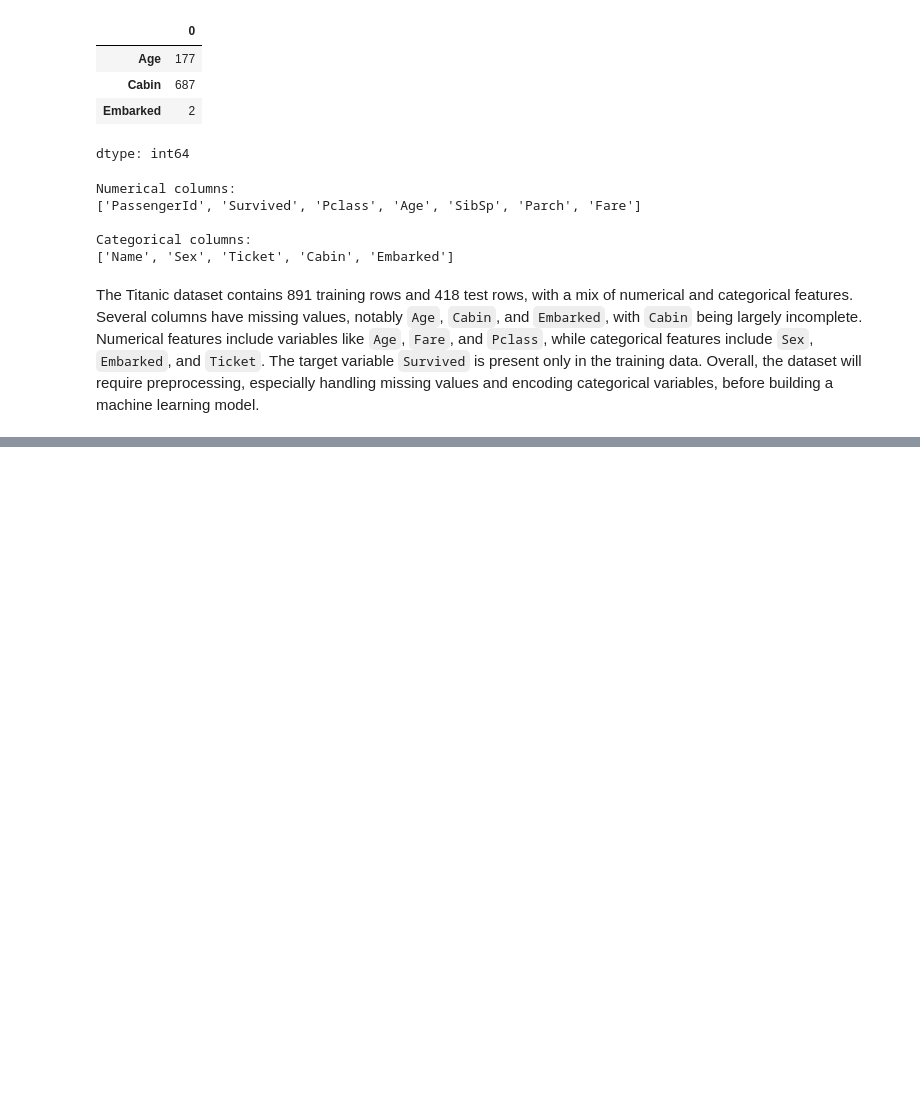
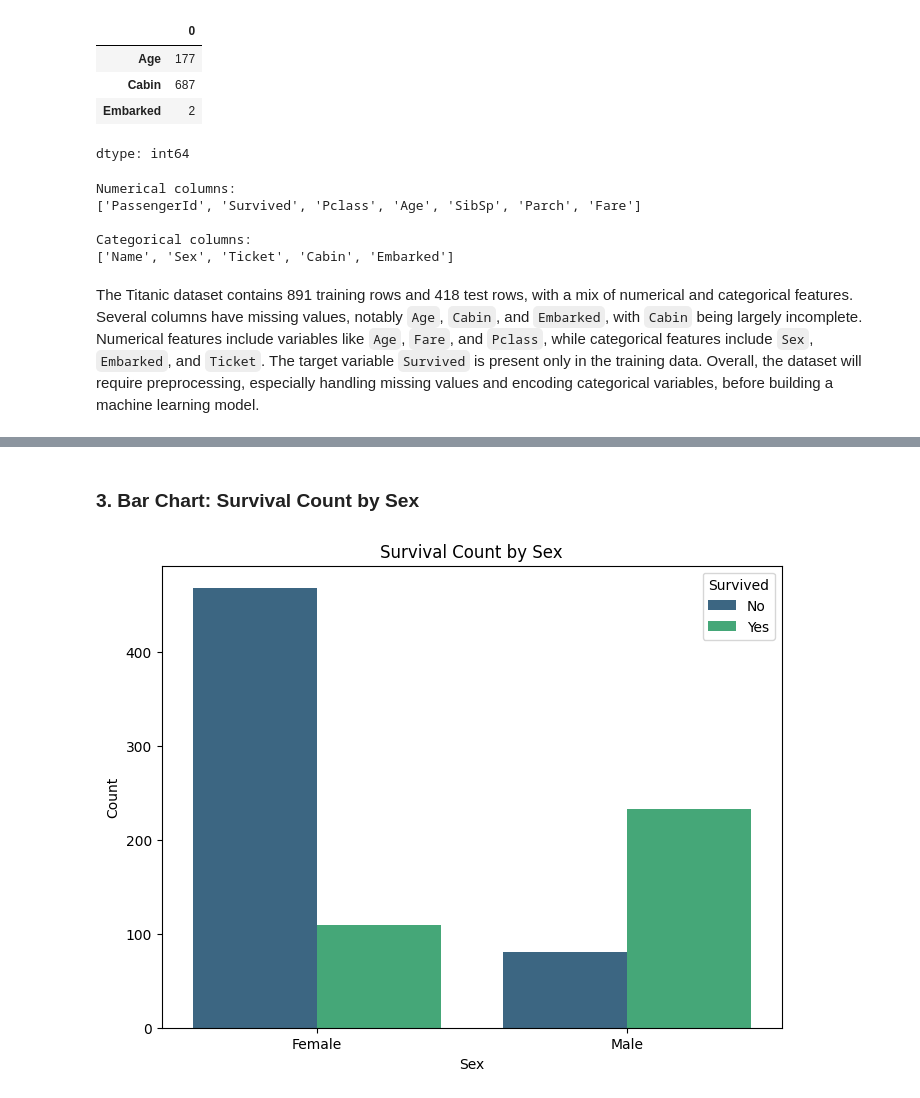
Before and after one commit to Shihab026/Neurofive-ml-track, a Jupyter notebook: Titanic.ipynb, the cells around one changed output, grey strips where cells are left out. Cells and saved outputs as stored; diff of their text form; code cells hidden in the pictures; blank space fills up the shorter version.

```diff
--- a/Titanic.ipynb
+++ b/Titanic.ipynb
@@ -79,0 +173,13 @@ The Titanic dataset contains 891 training rows and 418 test rows, with a mix of
+# %% [markdown]
+### 3. Bar Chart: Survival Count by Sex
+# %%
+plt.figure(figsize=(8, 6))
+sns.countplot(x='Sex', hue='Survived', data=df, palette='viridis')
+plt.title('Survival Count by Sex')
+plt.xlabel('Sex')
+plt.ylabel('Count')
+plt.xticks(ticks=[0, 1], labels=['Female', 'Male'])
+plt.legend(title='Survived', labels=['No', 'Yes'])
+plt.show()
+# %% [output]
+[figure, added]
```
Also changed, not shown: parts of 16 cells of this notebook.
